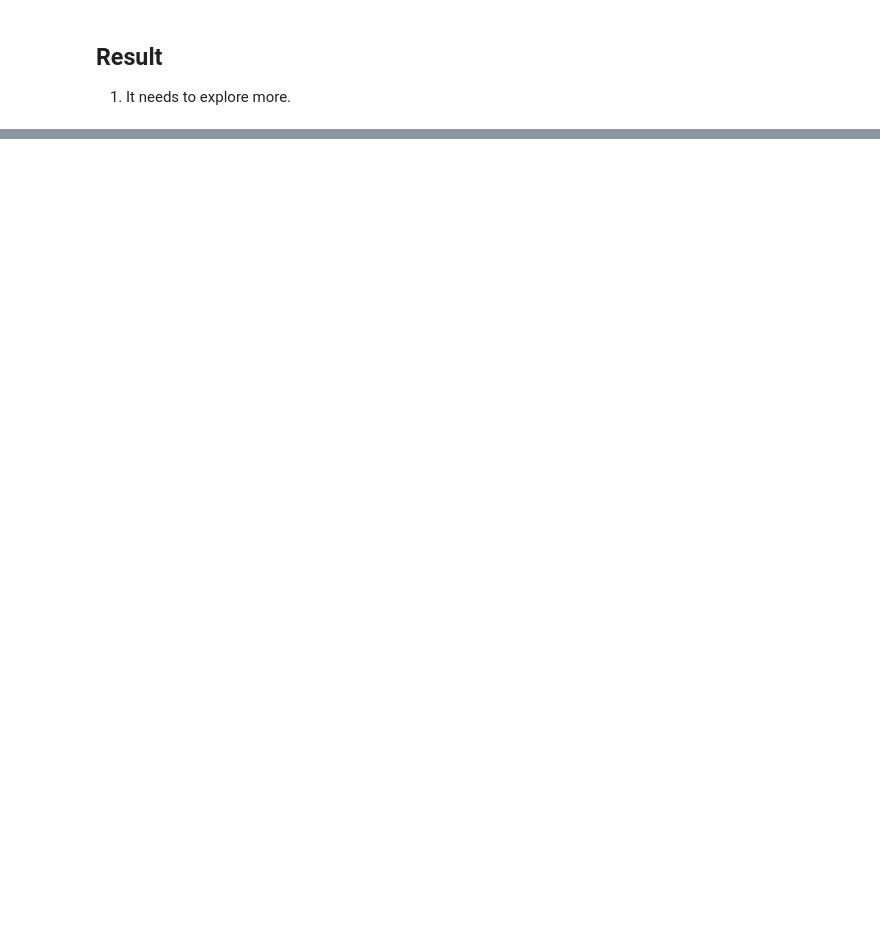
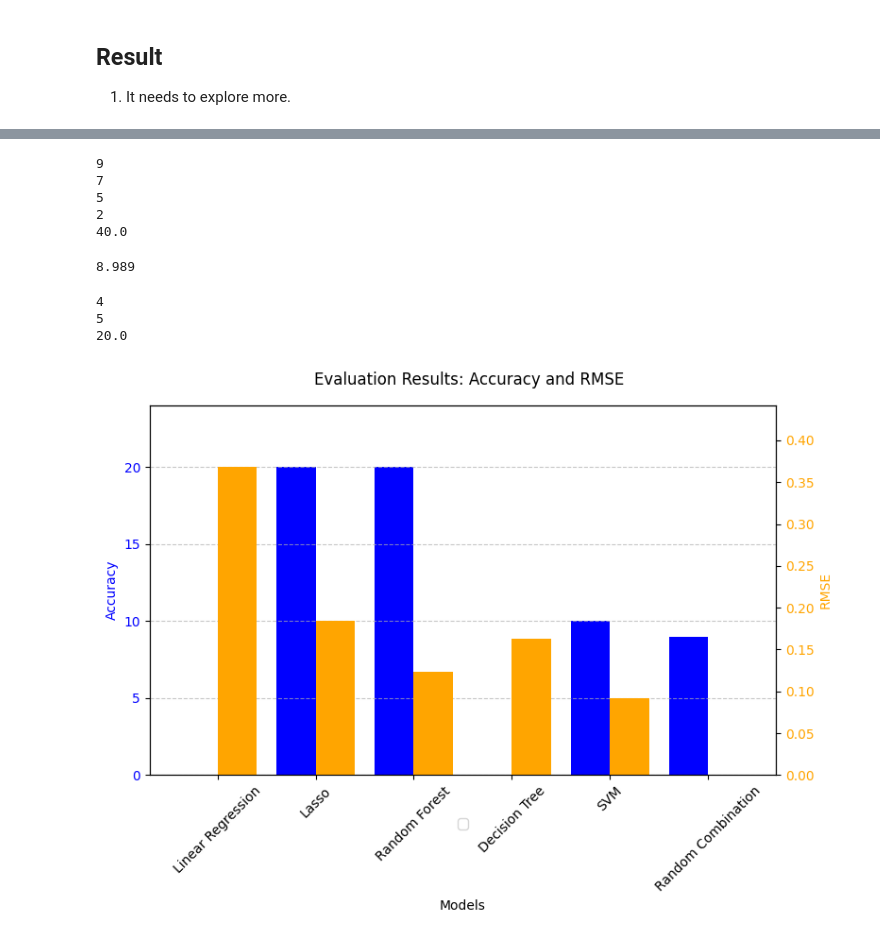
Before and after one commit to R-Yin-217/DS4420_ML-DM2_CourseProject, a Jupyter notebook: Classic_Model.ipynb, the cells around one changed output, grey strips where cells are left out. Saved outputs shown, nothing was run; the diff lists cells and outputs as text; code cells hidden in the pictures; blank space fills up the shorter version.

```diff
--- a/Classic_Model.ipynb
+++ b/Classic_Model.ipynb
@@ -376,0 +553,10 @@ Predictions: [12.209547463377653, 11.578269289945869, 12.124971065453838, 12.118
+# %%
+#test = (y_pred_l + y_pred_la + y_pred_rf + y_pred_dt + y_pred_svm)/5
+test = (y_pred_la + y_pred_rf )/2
+print(evaluate(rank(test)))
+# %% [output]
+9
+7
+5
+2
+40.0
@@ -376,0 +569,60 @@ Predictions: [12.209547463377653, 11.578269289945869, 12.124971065453838, 12.118
+# %%
+Sum = 0
+for i in range(100000):
+    Sum += evaluate(comb(),verbose=False)
+print(Sum/100000)
+# %% [output]
+8.989
+# %%
+c = [0,1,2,3,4,5,6,7,8,9]
+print(evaluate(c))
+# %% [output]
+4
+5
+20.0
+# %%
+import matplotlib.pyplot as plt
+import numpy as np
+
+# データ
+categories = ['Linear Regression', 'Lasso', 'Random Forest', 'Decision Tree', 'SVM', 'Random Combination']
+values1 = [0, 20, 20, 0, 10, 9]  # Accuracy
+values2 = [0.368005296927359, 0.18381463765583894, 0.12365282856591409, 0.1625008670854113, 0.0920233197573108, 0]  # RMSE
+
+x = np.arange(len(categories))
+
+
+fig, ax1 = plt.subplots(figsize=(8, 6))
+
+# Accuracy
+bar1 = ax1.bar(x - 0.2, values1, width=0.4, label='Accuracy', color='blue')
+ax1.set_xlabel("Models")
+ax1.set_ylabel("Accuracy", color='blue')
+ax1.tick_params(axis='y', labelcolor='blue')
+ax1.set_ylim(0, max(values1) * 1.2)
+ax1.set_xticks(x)
+ax1.set_xticklabels(categories, rotation=45)
+
+# RMSE
+ax2 = ax1.twinx()
+bar2 = ax2.bar(x + 0.2, values2, width=0.4, label='RMSE', color='orange')
+ax2.set_ylabel("RMSE", color='orange')
+ax2.tick_params(axis='y', labelcolor='orange')
+ax2.set_ylim(0, max(values2) * 1.2)
+
+# grid
+ax1.grid(axis='y', linestyle='--', alpha=0.7)
+
+
+bars = bar1 + bar2
+labels = [b.get_label() for b in bars]  # label
+ax1.legend(bars, labels, loc='upper center', bbox_to_anchor=(0.5, -0.1), ncol=2)
+
+# title
+fig.suptitle("Evaluation Results: Accuracy and RMSE")
+fig.tight_layout()
+
+plt.savefig('Evaluation_Result.png', bbox_inches='tight')
+plt.show()
+# %% [output]
+[figure, added]
```
Also changed, not shown: parts of 27 cells of this notebook, 6 other files.
